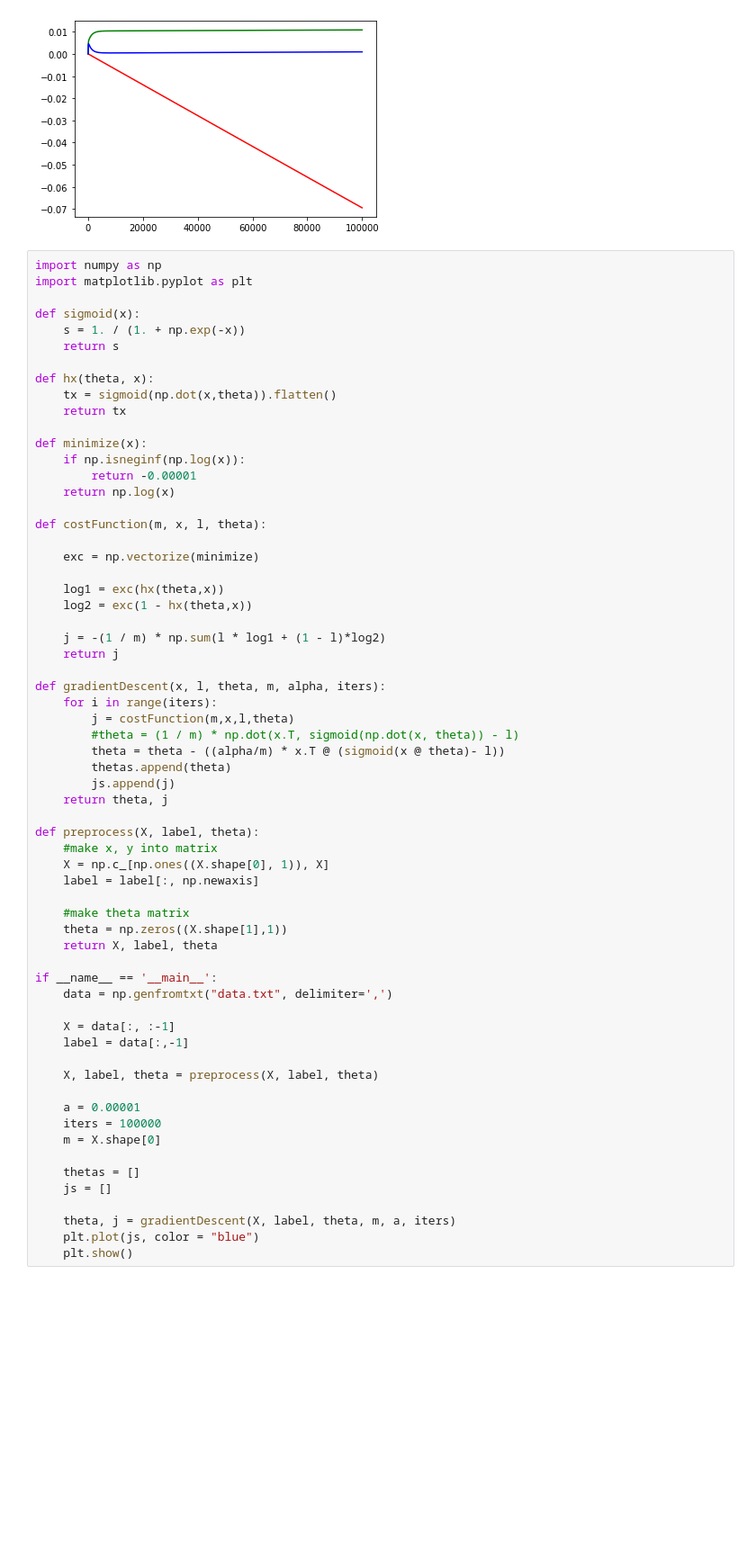
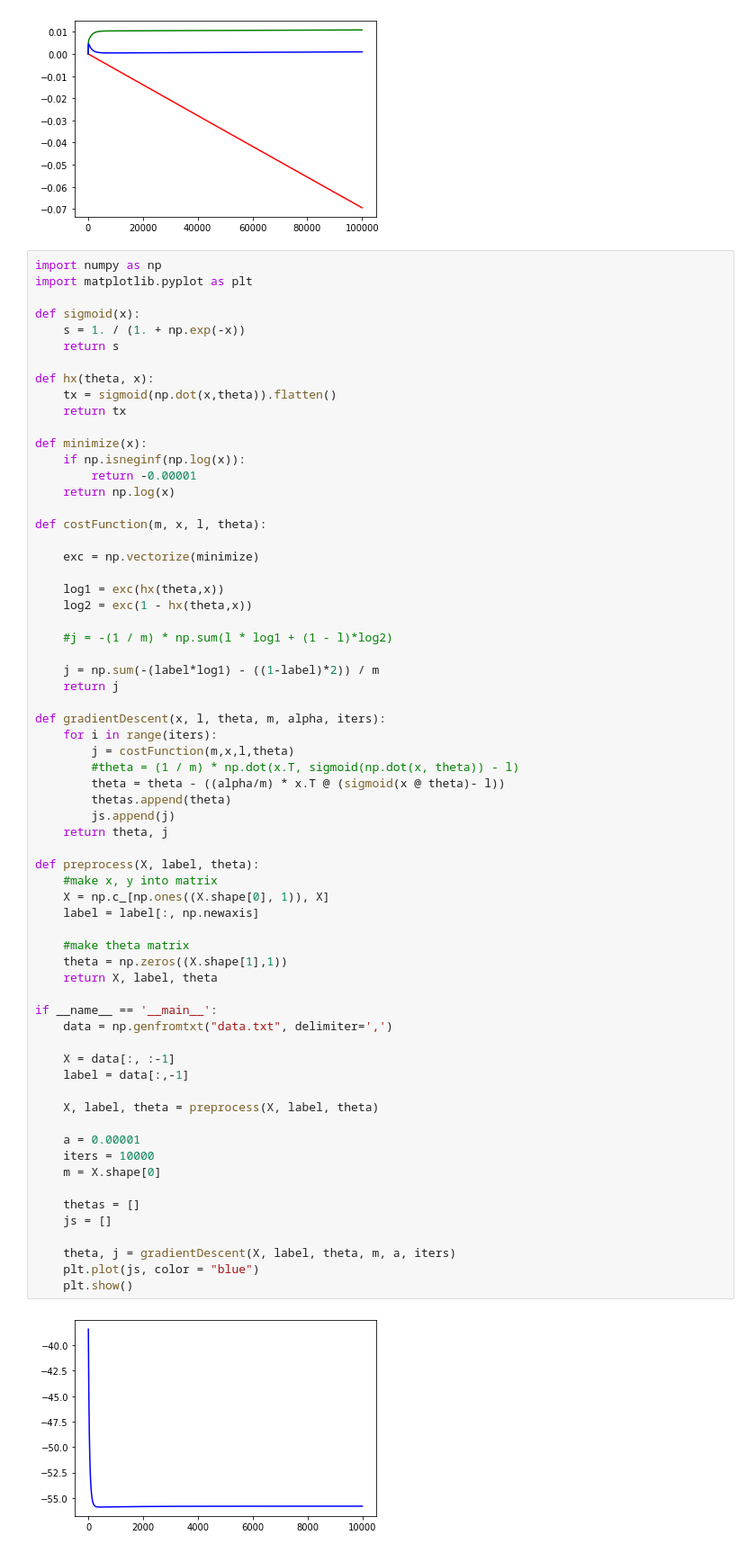
Before and after one commit to insu0929/machinelearning, a Jupyter notebook: Assignment05_20140313.ipynb, the cells around one changed output. Shown at 90% size. Cells and saved outputs as stored; diff of their text form; blank space fills up the shorter version.

Commit message:
3. Plot the training error

```diff
--- a/Assignment05_20140313.ipynb
+++ b/Assignment05_20140313.ipynb
@@ -114,7 +114,9 @@ def costFunction(m, x, l, theta):
     log1 = exc(hx(theta,x))
     log2 = exc(1 - hx(theta,x))
 
-    j = -(1 / m) * np.sum(l * log1 + (1 - l)*log2)
+    #j = -(1 / m) * np.sum(l * log1 + (1 - l)*log2)
+
+    j = np.sum(-(label*log1) - ((1-label)*2)) / m
     return j
 
 def gradientDescent(x, l, theta, m, alpha, iters):
@@ -125,31 +127,33 @@ def gradientDescent(x, l, theta, m, alpha, iters):
         thetas.append(theta)
         js.append(j)
     return theta, j
 
 def preprocess(X, label, theta):
     #make x, y into matrix
     X = np.c_[np.ones((X.shape[0], 1)), X]
     label = label[:, np.newaxis]
 
     #make theta matrix
     theta = np.zeros((X.shape[1],1))
     return X, label, theta
 
 if __name__ == '__main__':
     data = np.genfromtxt("data.txt", delimiter=',')
 
     X = data[:, :-1]
     label = data[:,-1]
 
     X, label, theta = preprocess(X, label, theta)
 
     a = 0.00001
-    iters = 100000
+    iters = 10000
     m = X.shape[0]
 
     thetas = []
     js = []
 
     theta, j = gradientDescent(X, label, theta, m, a, iters)
     plt.plot(js, color = "blue")
     plt.show()
+# %% [output]
+[figure, added]
```
Also changed, not shown: parts of 1 cell of this notebook.
